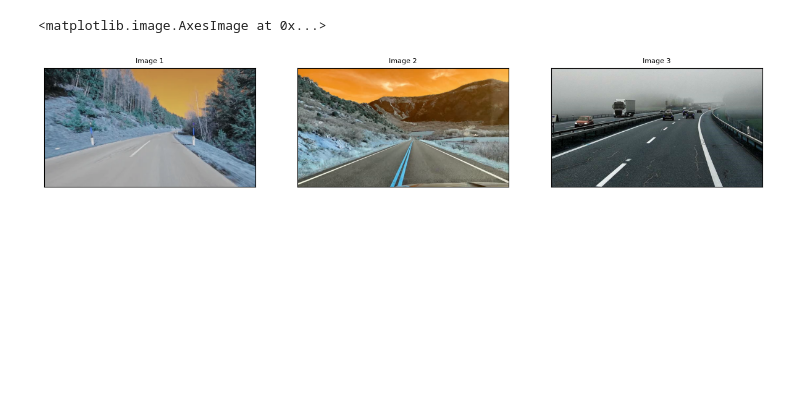
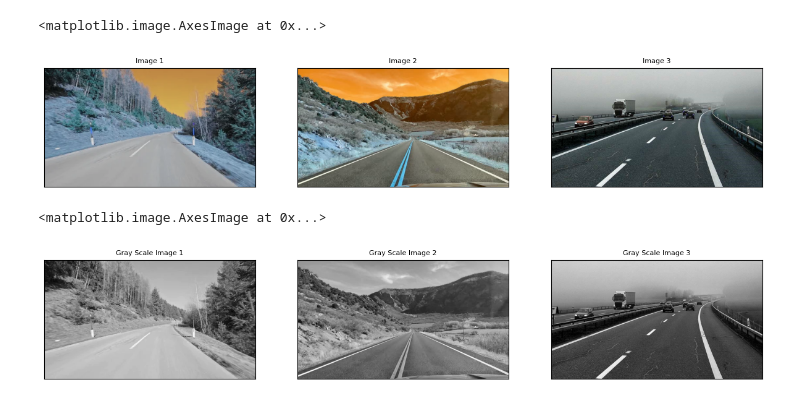
Before and after one commit to DilshanGDT/Project-SafePath, a Jupyter notebook: test.ipynb, the cells around one changed output. Drawn from its saved outputs; the diff is of its cells as text; code cells hidden in the pictures; blank space fills up the shorter version.

```diff
--- a/test.ipynb
+++ b/test.ipynb
@@ -39,3 +39,24 @@ plt.imshow(img3, 'gray')
 grayImg1 = cv2.cvtColor(img1, cv2.COLOR_RGB2GRAY)
 grayImg2 = cv2.cvtColor(img2, cv2.COLOR_RGB2GRAY)
 grayImg3 = cv2.cvtColor(img3, cv2.COLOR_RGB2GRAY)
+# %%
+# Display the Converted images
+plt.figure(figsize=(15,15), num='test.img')
+
+plt.subplot(131)
+plt.title('Gray Scale Image 1', fontsize = 8)
+plt.xticks([]), plt.yticks([])
+plt.imshow(grayImg1, 'gray')
+
+plt.subplot(132)
+plt.title('Gray Scale Image 2', fontsize = 8)
+plt.xticks([]), plt.yticks([])
+plt.imshow(grayImg2, 'gray')
+
+plt.subplot(133)
+plt.title('Gray Scale Image 3', fontsize = 8)
+plt.xticks([]), plt.yticks([])
+plt.imshow(grayImg3, 'gray')
+# %% [output]
+<matplotlib.image.AxesImage at 0x...>
+[figure, added]
```
Also changed, not shown: parts of 1 cell of this notebook.
